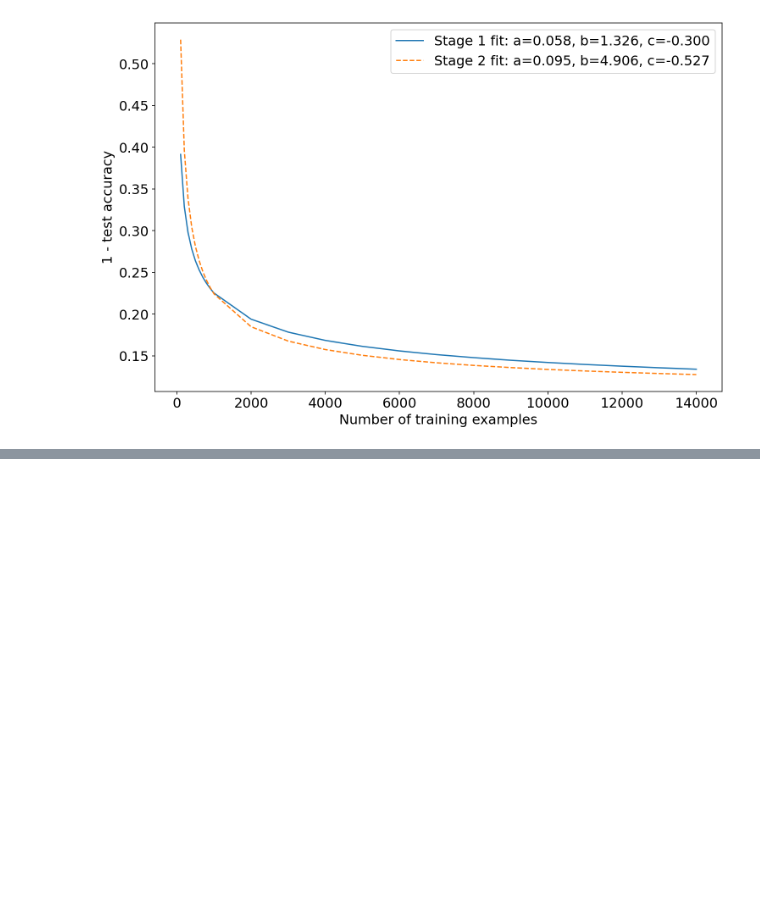
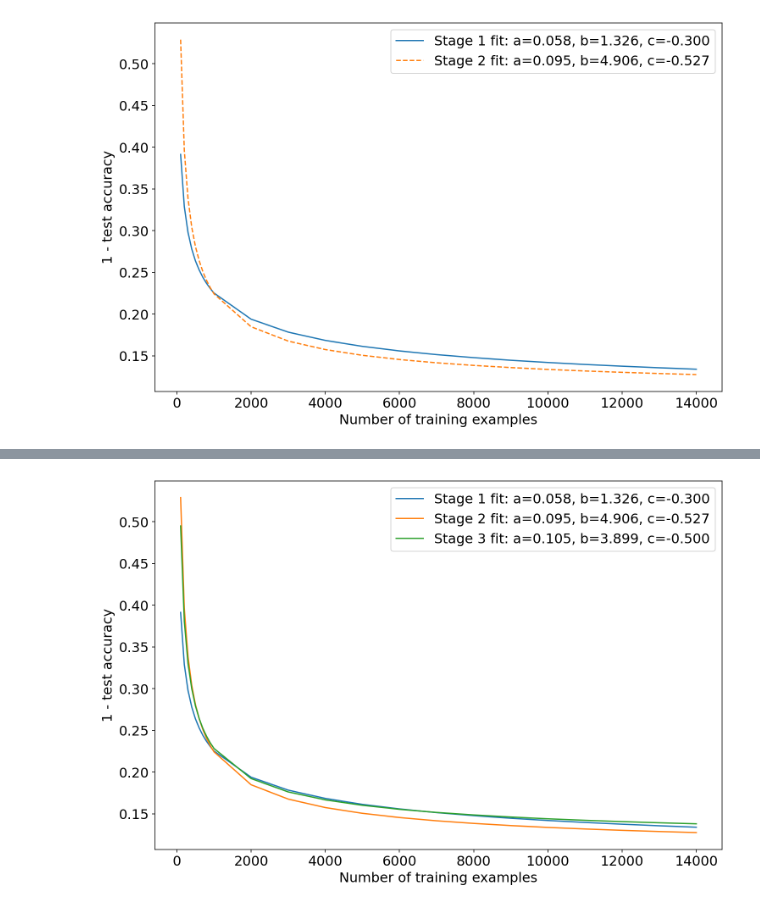
Before and after one commit to chrisliu298/fast_slow_rate, a Jupyter notebook: fast_slow_rate_experiment/experiment_v2/fit_curve.ipynb, the cells around one changed output, grey strips where cells are left out. Drawn from its saved outputs; the diff is of its cells as text; code cells hidden in the pictures; blank space fills up the shorter version.

```diff
--- a/fast_slow_rate_experiment/experiment_v2/fit_curve.ipynb
+++ b/fast_slow_rate_experiment/experiment_v2/fit_curve.ipynb
@@ -86,0 +113,15 @@ plt.show()
+# %%
+plt.figure(figsize=(12, 8))
+
+# plt.plot(X1, y1, label="Stage 1 data points")
+# plt.plot(X2, y2, ":", label="Stage 2 data points")
+plt.plot(X1, curve(X1, *popt1), label="Stage 1 fit: a=%5.3f, b=%5.3f, c=%5.3f" % tuple(popt1))
+plt.plot(X2, curve(X2, *popt2), label="Stage 2 fit: a=%5.3f, b=%5.3f, c=%5.3f" % tuple(popt2))
+plt.plot(X3, curve(X3, *popt3), label="Stage 3 fit: a=%5.3f, b=%5.3f, c=%5.3f" % tuple(popt3))
+
+plt.xlabel("Number of training examples")
+plt.ylabel("1 - test accuracy")
+plt.legend()
+plt.show()
+# %% [output]
+[figure, added]
```
Also changed, not shown: parts of 4 cells of this notebook, 1 other file.
